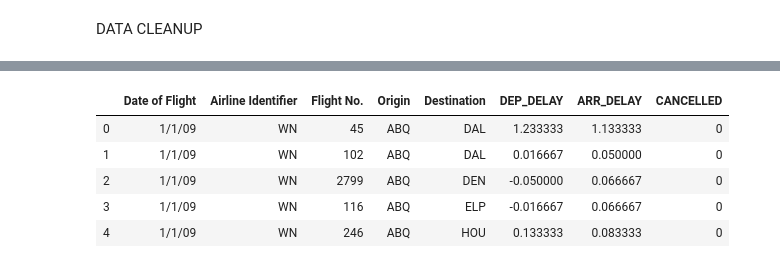
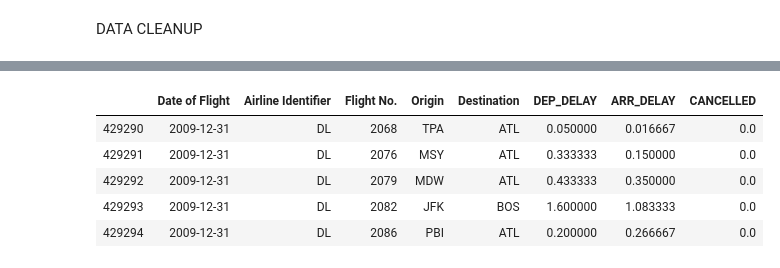
Before and after one commit to Abdullah101298/Airline_Flight_Delay, a Jupyter notebook: Cleaned_Airlines_Data/2009airlines_clean.ipynb, the cells around one changed output, grey strips where cells are left out. Cells and saved outputs as stored; diff of their text form; code cells hidden in the pictures.

```diff
--- a/Cleaned_Airlines_Data/2009airlines_clean.ipynb
+++ b/Cleaned_Airlines_Data/2009airlines_clean.ipynb
@@ -4,7 +4,7 @@ import pandas as pd
 import numpy as np
 # %%
 # file to load
-year_2009_file = "../Data/2009.csv"
+year_2009_file = "2009.csv"
 
 # Read Purchasing File and store into Pandas data frame
 year_2009_fileDF = pd.read_csv(year_2009_file)
@@ -92,7 +97,7 @@ Delta_airlines_selection_new = year_2009_fileDF_clean[Delta_airlines_selection]
 print (Delta_airlines_selection_new.shape)
 
 #dropping null values
+# Delta_airlines_selection_new.dropna()
+# Delta_airlines_selection_new.set_index('Date of Flight', inplace= False)
 Delta_airlines_selection_new.dropna()
-Delta_airlines_selection_new.set_index('Date of Flight', inplace= False)
-Delta_airlines_selection_new.dropna()
 # %% [output]
@@ -129,20 +134,21 @@ a.head()
+# %%
+# Filter out non-delayed flights < 0 DEP_DELAY
+a = a[a['ARR_DELAY']>0]
+a = a[a['DEP_DELAY']>0]
 # %%
-# Filter out non-delayed flights < 0 DEP_DELAY
-a = a[a['ARR_DELAY']>0]
-
 a.reset_index(drop=True, inplace=True)
 
 # Change DEP_DELAY & ARR_DELAY from minutes to hours
 a['DEP_DELAY'] = a['DEP_DELAY']/60
 a['ARR_DELAY'] = a['ARR_DELAY']/60
-a.head()
+a.tail()
 # %% [output]
 |  | Date of Flight | Airline Identifier | Flight No. | Origin | Destination | DEP_DELAY | ARR_DELAY | CANCELLED |
-| 0 | 1/1/09 | WN | 45 | ABQ | DAL | 1.233333 | 1.133333 | 0 |
-| 1 | 1/1/09 | WN | 102 | ABQ | DAL | 0.016667 | 0.050000 | 0 |
-| 2 | 1/1/09 | WN | 2799 | ABQ | DEN | -0.050000 | 0.066667 | 0 |
-| 3 | 1/1/09 | WN | 116 | ABQ | ELP | -0.016667 | 0.066667 | 0 |
-| 4 | 1/1/09 | WN | 246 | ABQ | HOU | 0.133333 | 0.083333 | 0 |
+| 429290 | 2009-12-31 | DL | 2068 | TPA | ATL | 0.050000 | 0.016667 | 0.0 |
+| 429291 | 2009-12-31 | DL | 2076 | MSY | ATL | 0.333333 | 0.150000 | 0.0 |
+| 429292 | 2009-12-31 | DL | 2079 | MDW | ATL | 0.433333 | 0.350000 | 0.0 |
+| 429293 | 2009-12-31 | DL | 2082 | JFK | BOS | 1.600000 | 1.083333 | 0.0 |
+| 429294 | 2009-12-31 | DL | 2086 | PBI | ATL | 0.200000 | 0.266667 | 0.0 |
 # %%
 #Month variable
 a['Date of Flight_month'] = pd.to_datetime(a['Date of Flight']).dt.month
```
Also changed, not shown: parts of 10 cells of this notebook, 3 other files.
